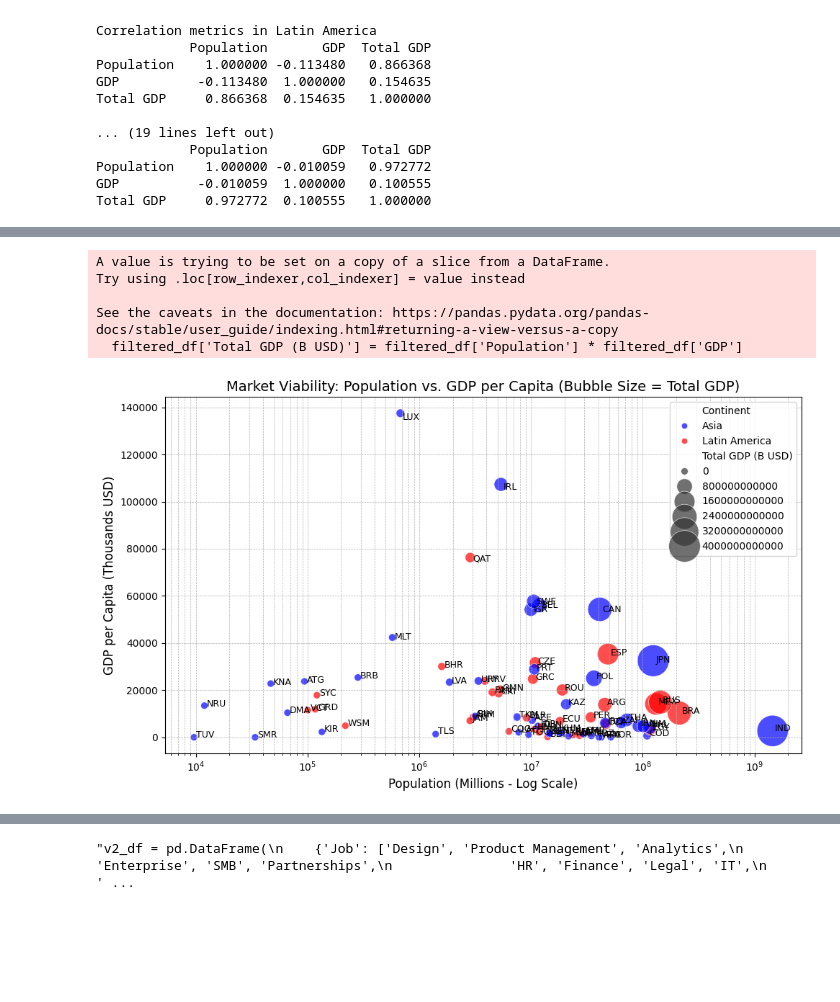
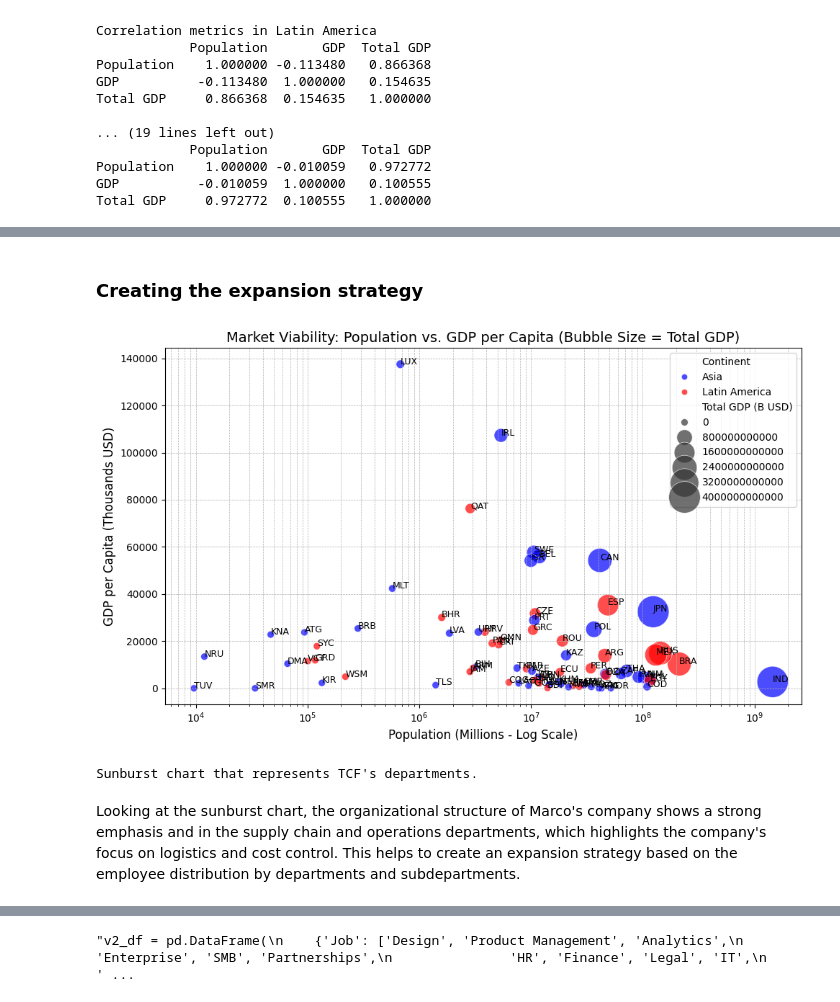
Before and after one commit to monroyminerodiego/visualization-tools-IX, a Jupyter notebook: ML/U2/PortfolioU2/01_hierarchical_analysis_part2.ipynb, the cells around one changed output, grey strips where cells are left out. Saved outputs shown, nothing was run; the diff lists cells and outputs as text; code cells hidden in the pictures; blank space fills up the shorter version.

```diff
--- a/ML/U2/PortfolioU2/01_hierarchical_analysis_part2.ipynb
+++ b/ML/U2/PortfolioU2/01_hierarchical_analysis_part2.ipynb
@@ -432,5 +437,6 @@ The last insight is academic only, mentioned to illustate what we could get from
 # %%
 filtered_df = countries_df[countries_df['Continent'].isin(['Asia', 'Latin America'])]
+filtered_df = filtered_df.sort_values(by=['Total GDP'], axis=0, ascending=False)
 filtered_df
 # %% [output]
 |  | Country Name | Country Code | Population | GDP | Continent | Total GDP |
@@ -448,39 +454,64 @@ filtered_df
 79 rows × 6 columns
+# %% [markdown]
+### **Creating the expansion strategy**
 # %%
 # Calculate the new variable: Total GDP (in Billions USD)
 # (Population in M * GDP per Capita in k USD) -> Billion USD
 filtered_df['Total GDP (B USD)'] = filtered_df['Population'] * filtered_df['GDP']
 
 # --- VISUALIZATION 1: External Viability (Scatter Plot) ---
 plt.figure(figsize=(10, 6))
 # Use log scale for Population to handle the wide range of values effectively
 scatter = sns.scatterplot(
     data=filtered_df,
     x='Population',
     y='GDP',
     size='Total GDP (B USD)',
     hue='Continent',
     sizes=(50, 1000), # Define min/max size for markers
     alpha=0.7,
     palette={'Latin America': 'red', 'Asia': 'blue'}
 )
 
 # Add annotations (country codes)
 for i, row in filtered_df.iterrows():
-    plt.annotate(row['Country Code'], (row['Population'] * 1.05, row['GDP'] * 0.98), fontsize=9)
+    plt.annotate(row['Country Code'], (row['Population'], row['GDP']), fontsize=9)
 
 plt.title('Market Viability: Population vs. GDP per Capita (Bubble Size = Total GDP)', fontsize=14)
 plt.xlabel('Population (Millions - Log Scale)', fontsize=12)
 plt.ylabel('GDP per Capita (Thousands USD)', fontsize=12)
 plt.xscale('log')
 plt.grid(True, which="both", ls="--", linewidth=0.5)
 plt.tight_layout()
 plt.savefig('market_viability_scatter.png')
 plt.show()
 # %% [output]
-A value is trying to be set on a copy of a slice from a DataFrame.
-Try using .loc[row_indexer,col_indexer] = value instead
-
-See the caveats in the documentation: https://pandas.pydata.org/pandas-docs/stable/user_guide/indexing.html#returning-a-view-versus-a-copy
-  filtered_df['Total GDP (B USD)'] = filtered_df['Population'] * filtered_df['GDP']
-[figure, old version]
+[figure, new version]
+# %%
+# --- 2. Create the Sunburst Chart ---
+
+fig = px.sunburst(
+    df_org,
+    names='labels',
+    parents='parents',
+    values='values',
+    title='TCF Organizational Structure: Labor Force Distribution',
+    height=600,
+    color='values',  # Color by employee count
+    color_continuous_scale=px.colors.sequential.Viridis # Use a color scale
+)
+
+# Customize layout for better display
+fig.update_layout(
+    font=dict(size=12),
+    title_x=0.5, # Center the title
+)
+
+# Showing the organizational structure
+fig.show()
+
+print("Sunburst chart that represents TCF's departments.")
+# %% [output]
+Sunburst chart that represents TCF's departments.
+# %% [markdown]
+Looking at the sunburst chart, the organizational structure of Marco's company shows a strong emphasis and in the supply chain and operations departments, which highlights the company's focus on logistics and cost control. This helps to create an expansion strategy based on the employee distribution by departments and subdepartments.
```
Also changed, not shown: parts of 12 cells of this notebook, 1 other file.
